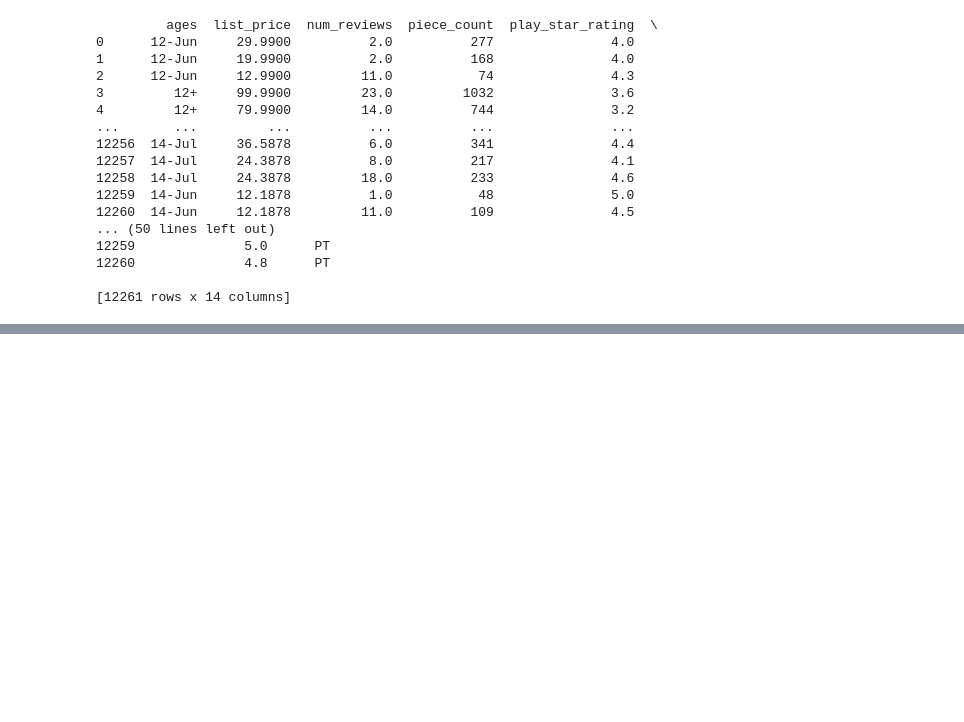
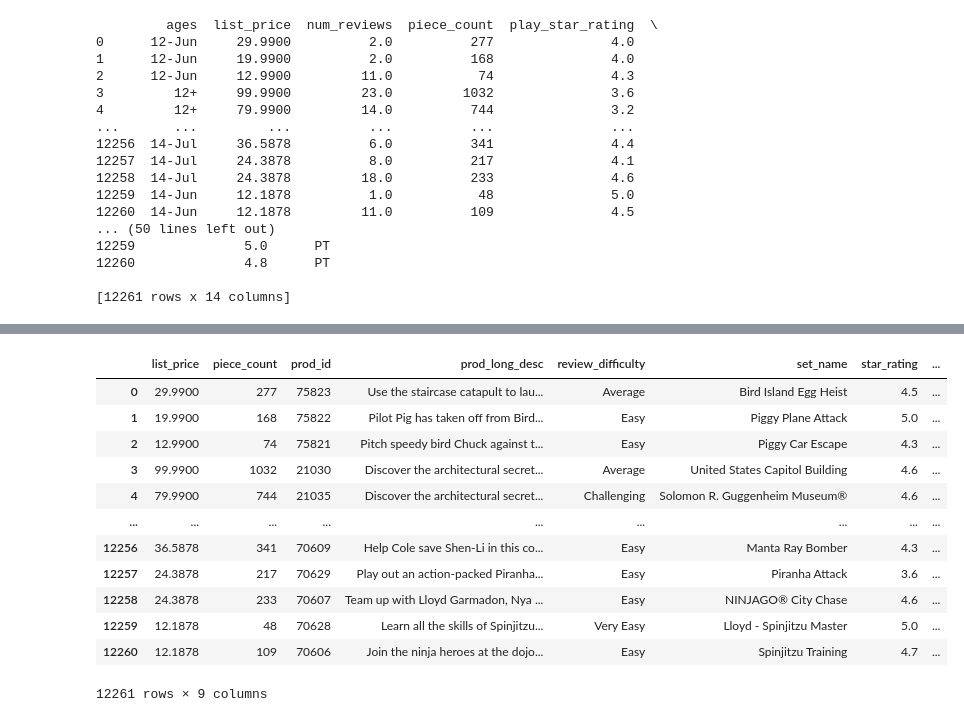
Before and after one commit to princessabrelli/Week_3_project, a Jupyter notebook: Disney-Legos.ipynb, the cells around one changed output, grey strips where cells are left out. Cells and saved outputs as stored; diff of their text form; code cells hidden in the pictures; blank space fills up the shorter version.

```diff
--- a/Disney-Legos.ipynb
+++ b/Disney-Legos.ipynb
@@ -1,16 +1,14 @@
 # %%
 import pandas as pd
-import numpy as np
 
-#does the popularity of a disney movie correlate with whether it gets turned into a lego set
-# Local file path to the downloaded CSV file
-file_path = 'downloads/lego_sets.csv'
+# Define the file path
+file_path = 'C:\\Users\\genes\\ih-labs\\Week_3_project\\lego_sets.csv'
 
 # Read the CSV file into a DataFrame
-df = pd.read_csv(file_path)
+legos_df = pd.read_csv(file_path)
 
 # Print the DataFrame
-print(df)
+print(legos_df)
 # %% [output]
          ages  list_price  num_reviews  piece_count  play_star_rating  \
 0      12-Jun     29.9900          2.0          277               4.0
@@ -31,0 +53,18 @@ print(df)
+# %%
+legos_df.drop(columns=['ages', 'num_reviews', 'play_star_rating', 'prod_desc', 'val_star_rating'], inplace=True)
+
+legos_df
+# %% [output]
+|  | list_price | piece_count | prod_id | prod_long_desc | review_difficulty | set_name | star_rating | ... |
+| 0 | 29.9900 | 277 | 75823 | Use the staircase catapult to lau... | Average | Bird Island Egg Heist | 4.5 | ... |
+| 1 | 19.9900 | 168 | 75822 | Pilot Pig has taken off from Bird... | Easy | Piggy Plane Attack | 5.0 | ... |
+| 2 | 12.9900 | 74 | 75821 | Pitch speedy bird Chuck against t... | Easy | Piggy Car Escape | 4.3 | ... |
+| 3 | 99.9900 | 1032 | 21030 | Discover the architectural secret... | Average | United States Capitol Building | 4.6 | ... |
+| 4 | 79.9900 | 744 | 21035 | Discover the architectural secret... | Challenging | Solomon R. Guggenheim Museum® | 4.6 | ... |
+| ... | ... | ... | ... | ... | ... | ... | ... | ... |
+| 12256 | 36.5878 | 341 | 70609 | Help Cole save Shen-Li in this co... | Easy | Manta Ray Bomber | 4.3 | ... |
+| 12257 | 24.3878 | 217 | 70629 | Play out an action-packed Piranha... | Easy | Piranha Attack | 3.6 | ... |
+| 12258 | 24.3878 | 233 | 70607 | Team up with Lloyd Garmadon, Nya ... | Easy | NINJAGO® City Chase | 4.6 | ... |
+| 12259 | 12.1878 | 48 | 70628 | Learn all the skills of Spinjitzu... | Very Easy | Lloyd - Spinjitzu Master | 5.0 | ... |
+| 12260 | 12.1878 | 109 | 70606 | Join the ninja heroes at the dojo... | Easy | Spinjitzu Training | 4.7 | ... |
+12261 rows × 9 columns
```
Also changed, not shown: parts of 8 cells of this notebook, 2 other files.
